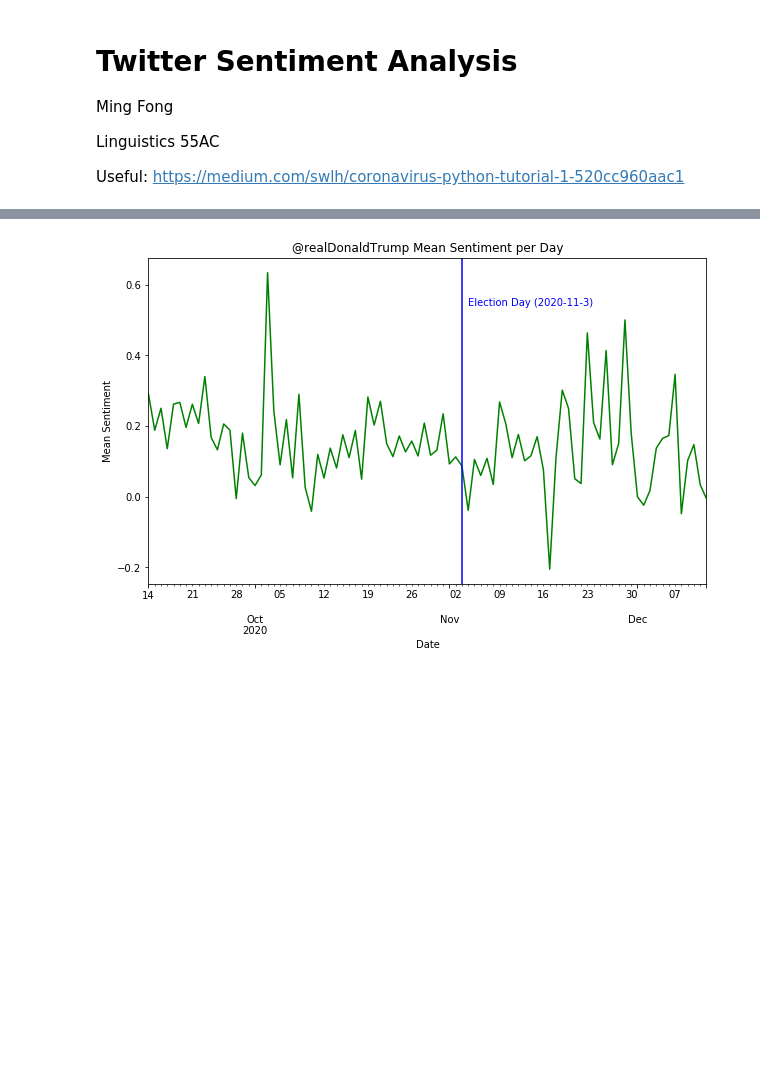
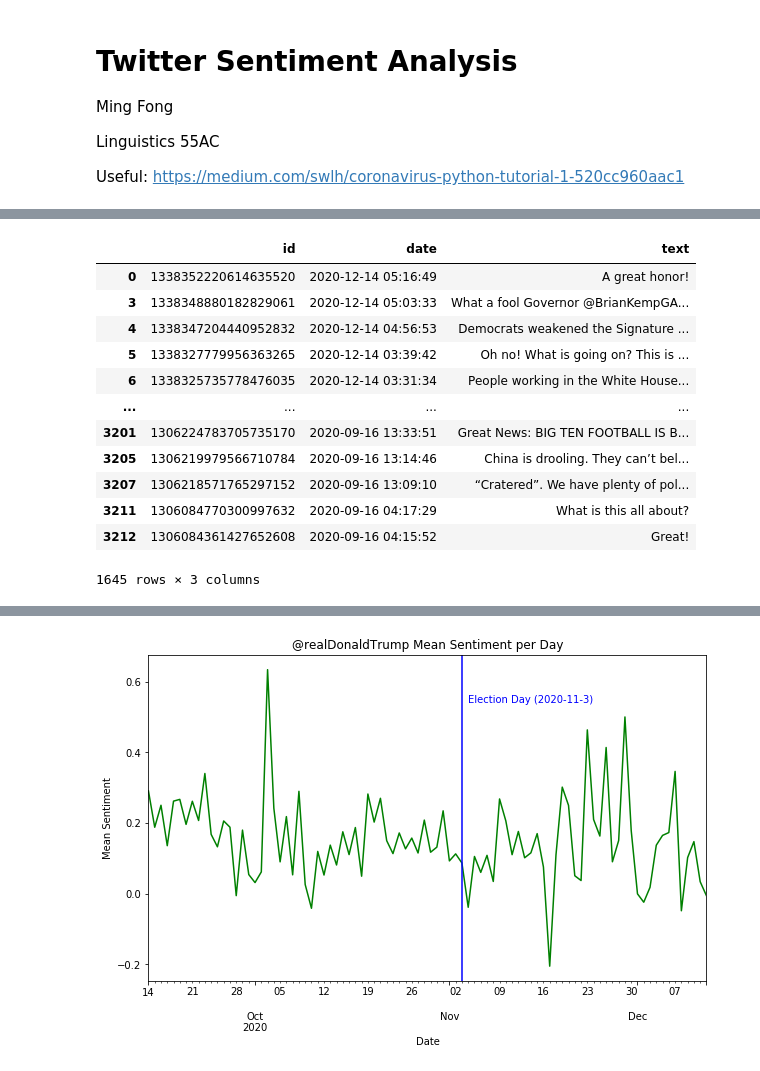
Before and after one commit to evilpegasus/twitter-sentiment-analysis, a Jupyter notebook: twitter_sentiment.ipynb, the cells around one changed output, grey strips where cells are left out. Saved outputs shown, nothing was run; the diff lists cells and outputs as text; code cells hidden in the pictures; blank space fills up the shorter version.

```diff
--- a/twitter_sentiment.ipynb
+++ b/twitter_sentiment.ipynb
@@ -99,3 +99,19 @@ df = df.dropna(subset = ["text"])
 
 # Remove non alphanumeric characters
 # df["text"] = [" ".join(re.sub("(@[A-Za-z0-9]+)|([^0-9A-Za-z \t]) |(\w+:\/\/\S+)", " ", x).split()) for x in df["text"]]
+# %%
+df
+# %% [output]
+|  | id | date | text |
+| 0 | 1338352220614635520 | 2020-12-14 05:16:49 | A great honor! |
+| 3 | 1338348880182829061 | 2020-12-14 05:03:33 | What a fool Governor @BrianKempGA... |
+| 4 | 1338347204440952832 | 2020-12-14 04:56:53 | Democrats weakened the Signature ... |
+| 5 | 1338327779956363265 | 2020-12-14 03:39:42 | Oh no! What is going on? This is ... |
+| 6 | 1338325735778476035 | 2020-12-14 03:31:34 | People working in the White House... |
+| ... | ... | ... | ... |
+| 3201 | 1306224783705735170 | 2020-09-16 13:33:51 | Great News: BIG TEN FOOTBALL IS B... |
+| 3205 | 1306219979566710784 | 2020-09-16 13:14:46 | China is drooling. They can’t bel... |
+| 3207 | 1306218571765297152 | 2020-09-16 13:09:10 | “Cratered”. We have plenty of pol... |
+| 3211 | 1306084770300997632 | 2020-09-16 04:17:29 | What is this all about? |
+| 3212 | 1306084361427652608 | 2020-09-16 04:15:52 | Great! |
+1645 rows × 3 columns
```
Also changed, not shown: parts of 5 cells of this notebook, 4 other files.
